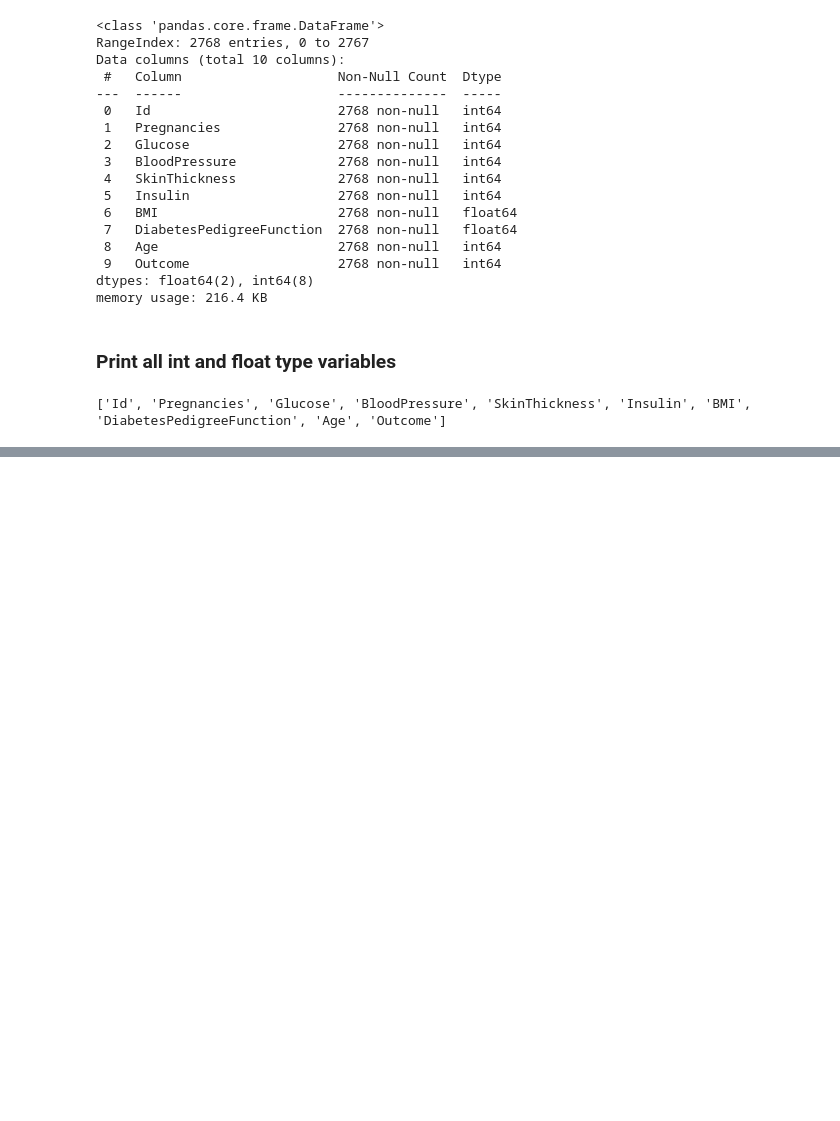
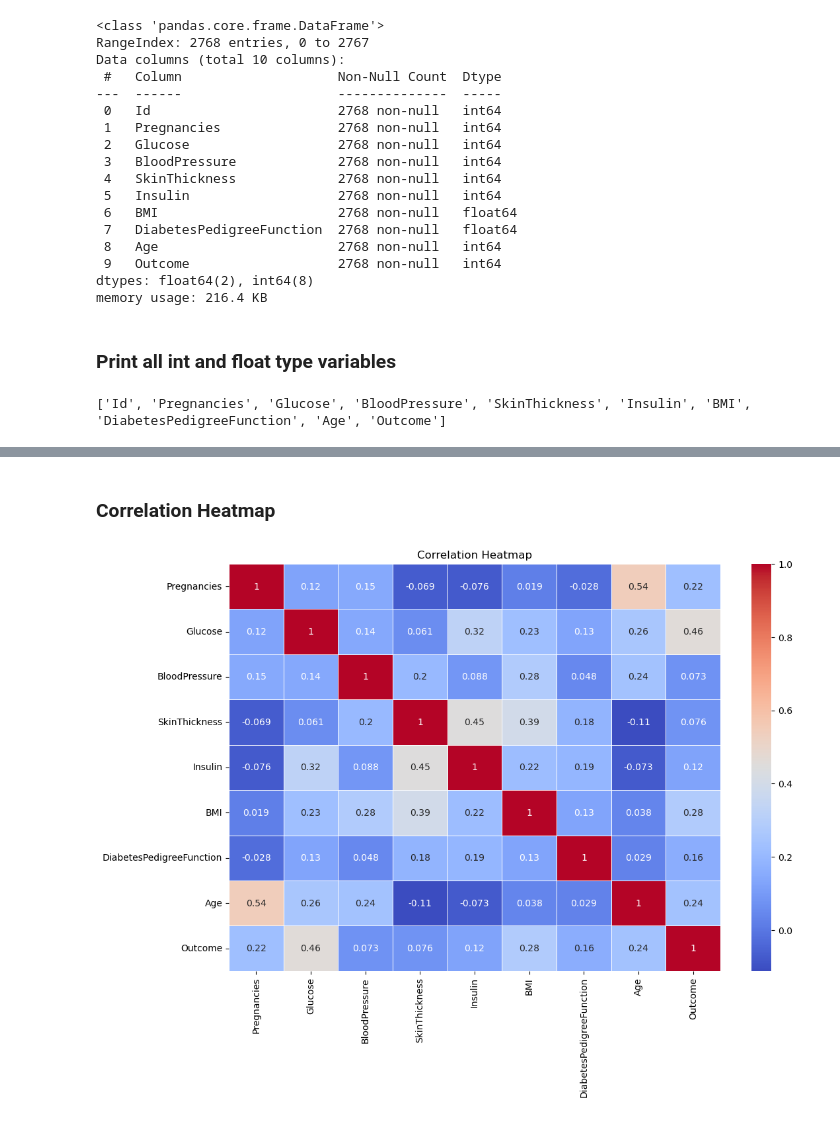
Before and after one commit to VenumiV/diabetes-predictor-ml-flask, a Jupyter notebook: notebooks/FC212002_Janith/descisiontree.ipynb, the cells around one changed output, grey strips where cells are left out. Drawn from its saved outputs; the diff is of its cells as text; code cells hidden in the pictures; blank space fills up the shorter version.

```diff
--- a/notebooks/FC212002_Janith/descisiontree.ipynb
+++ b/notebooks/FC212002_Janith/descisiontree.ipynb
@@ -76,0 +82,3 @@ print([x for x in df.columns if df[x].dtype in ('int64', 'float64')])
+# %%
+df = df.drop('Id', axis=1)
+df.head()
@@ -76,0 +94,3 @@ print([x for x in df.columns if df[x].dtype in ('int64', 'float64')])
+# %%
+X = df.drop('Outcome', axis=1)
+y = df['Outcome']
@@ -76,0 +99,3 @@ print([x for x in df.columns if df[x].dtype in ('int64', 'float64')])
+# %%
+scaler = MinMaxScaler()
+X_scaled = scaler.fit_transform(X)
@@ -76,0 +104,2 @@ print([x for x in df.columns if df[x].dtype in ('int64', 'float64')])
+# %%
+df[X.columns] = X_scaled
@@ -76,0 +131,11 @@ print([x for x in df.columns if df[x].dtype in ('int64', 'float64')])
+# %% [markdown]
+### Correlation Heatmap
+# %%
+numerical_features = df.columns
+cor_matrix = df[numerical_features].corr()
+plt.figure(figsize=(12, 8))
+sns.heatmap(cor_matrix, annot=True, cmap='coolwarm', linewidths=0.5)
+plt.title('Correlation Heatmap')
+plt.show()
+# %% [output]
+[figure, added]
```
Also changed, not shown: parts of 23 cells of this notebook.
